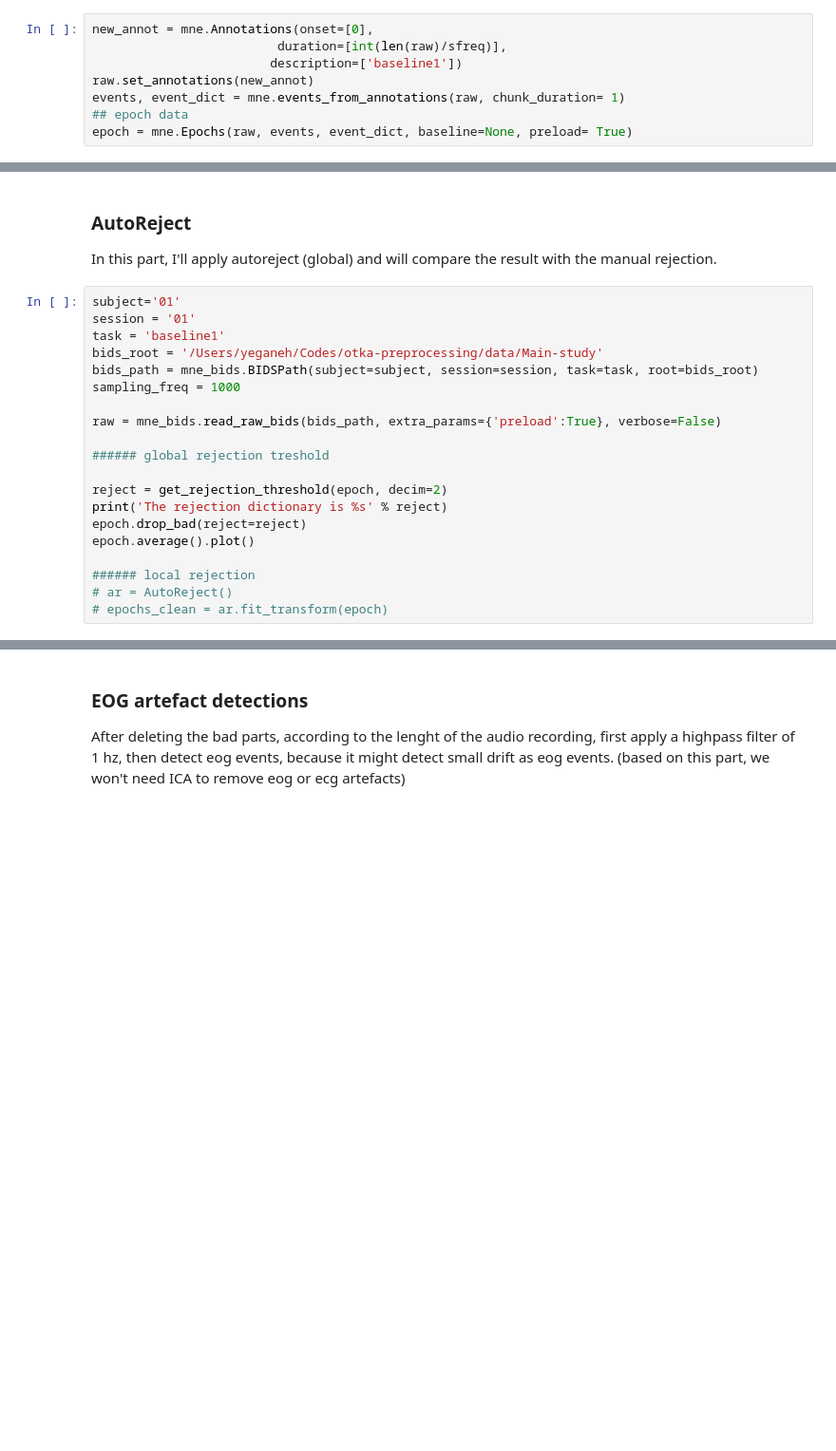
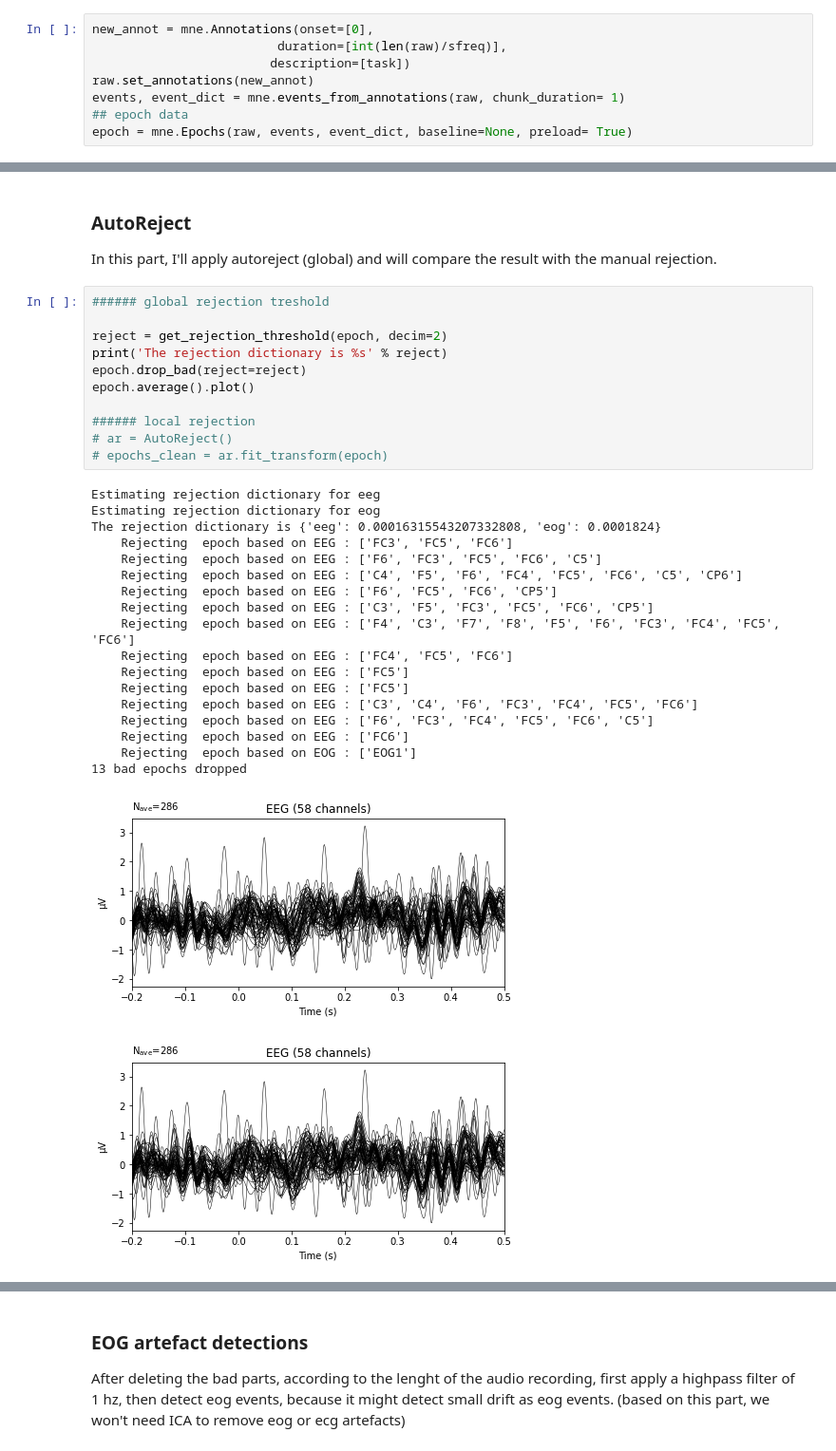
Before and after one commit to sycomix/SuggNet, a Jupyter notebook: notebooks/preprocessing.ipynb, the cells around one changed output, grey strips where cells are left out. Shown at 95% size. Cells and saved outputs as stored; diff of their text form; blank space fills up the shorter version.

```diff
--- a/notebooks/preprocessing.ipynb
+++ b/notebooks/preprocessing.ipynb
@@ -137,7 +153,7 @@ to-do: lowpass filtering and its parameters.
 # %%
 new_annot = mne.Annotations(onset=[0],
                          duration=[int(len(raw)/sfreq)],
-                        description=['baseline1'])
+                        description=[task])
 raw.set_annotations(new_annot)
 events, event_dict = mne.events_from_annotations(raw, chunk_duration= 1)
 ## epoch data
@@ -146,22 +171,33 @@ epoch = mne.Epochs(raw, events, event_dict, baseline=None, preload= True)
 ### AutoReject
 In this part, I'll apply autoreject (global) and will compare the result with the manual rejection.
 # %%
-subject='01'
-session = '01'
-task = 'baseline1'
-bids_root = '/Users/yeganeh/Codes/otka-preprocessing/data/Main-study'
-bids_path = mne_bids.BIDSPath(subject=subject, session=session, task=task, root=bids_root)
-sampling_freq = 1000
-
-raw = mne_bids.read_raw_bids(bids_path, extra_params={'preload':True}, verbose=False)
-
 ###### global rejection treshold
 
 reject = get_rejection_threshold(epoch, decim=2)
 print('The rejection dictionary is %s' % reject)
 epoch.drop_bad(reject=reject)
 epoch.average().plot()
 
 ###### local rejection
 # ar = AutoReject()
 # epochs_clean = ar.fit_transform(epoch)
+# %% [output]
+Estimating rejection dictionary for eeg
+Estimating rejection dictionary for eog
+The rejection dictionary is {'eeg': 0.00016315543207332808, 'eog': 0.0001824}
+    Rejecting  epoch based on EEG : ['FC3', 'FC5', 'FC6']
+    Rejecting  epoch based on EEG : ['F6', 'FC3', 'FC5', 'FC6', 'C5']
+    Rejecting  epoch based on EEG : ['C4', 'F5', 'F6', 'FC4', 'FC5', 'FC6', 'C5', 'CP6']
+    Rejecting  epoch based on EEG : ['F6', 'FC5', 'FC6', 'CP5']
+    Rejecting  epoch based on EEG : ['C3', 'F5', 'FC3', 'FC5', 'FC6', 'CP5']
+    Rejecting  epoch based on EEG : ['F4', 'C3', 'F7', 'F8', 'F5', 'F6', 'FC3', 'FC4', 'FC5', 'FC6']
+    Rejecting  epoch based on EEG : ['FC4', 'FC5', 'FC6']
+    Rejecting  epoch based on EEG : ['FC5']
+    Rejecting  epoch based on EEG : ['FC5']
+    Rejecting  epoch based on EEG : ['C3', 'C4', 'F6', 'FC3', 'FC4', 'FC5', 'FC6']
+    Rejecting  epoch based on EEG : ['F6', 'FC3', 'FC4', 'FC5', 'FC6', 'C5']
+    Rejecting  epoch based on EEG : ['FC6']
+    Rejecting  epoch based on EOG : ['EOG1']
+13 bad epochs dropped
+[figure, added]
+[figure, added]
```
Also changed, not shown: parts of 7 cells of this notebook, 4 other files.
